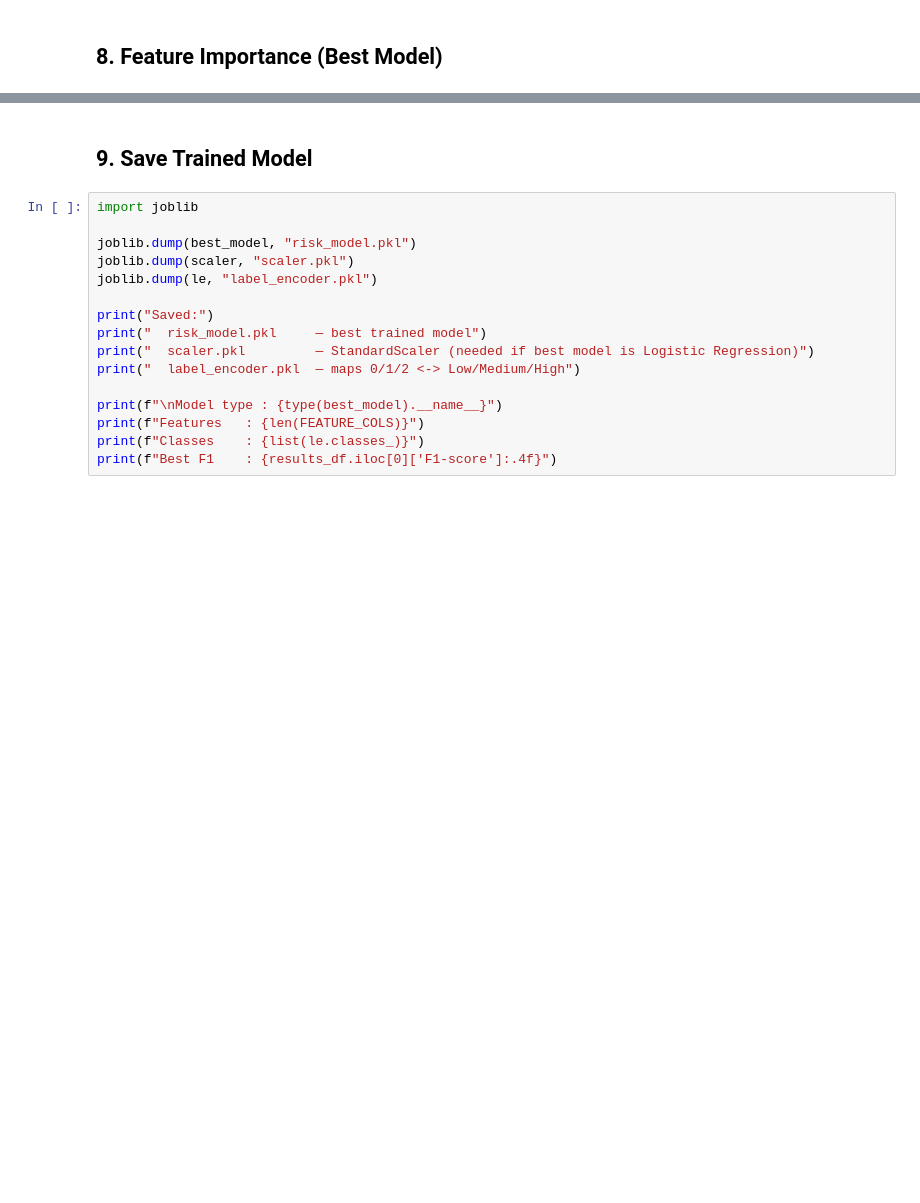
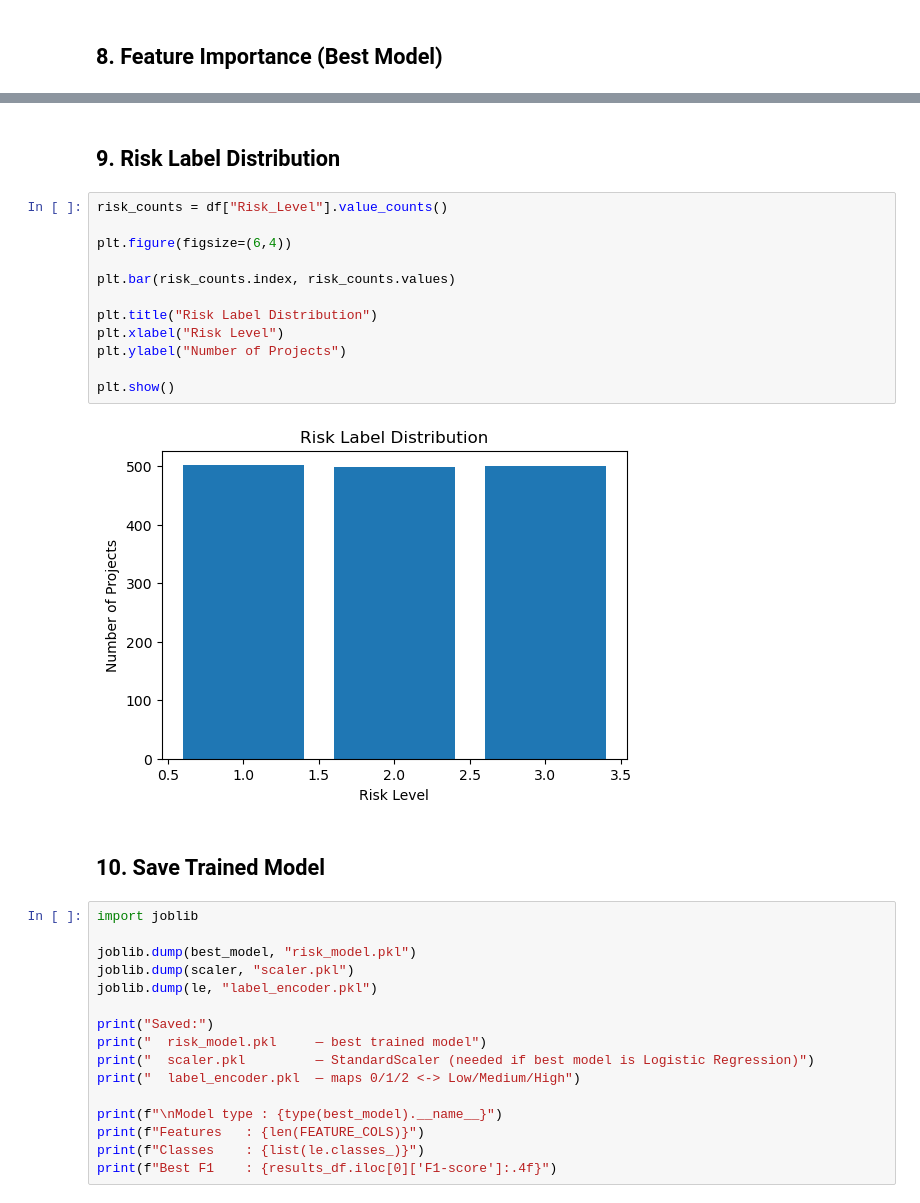
Before and after one commit to khuzaimah-khaan/Early-Risk-Detection-System, a Jupyter notebook: ML_Model/Risk_Prediction_Model.ipynb, the cells around one changed output, grey strips where cells are left out. Drawn from its saved outputs; the diff is of its cells as text; blank space fills up the shorter version.

```diff
--- a/ML_Model/Risk_Prediction_Model.ipynb
+++ b/ML_Model/Risk_Prediction_Model.ipynb
@@ -272,5 +252,21 @@ else:
+# %% [markdown]
+## 9. Risk Label Distribution
+# %%
+risk_counts = df["Risk_Level"].value_counts()
+
+plt.figure(figsize=(6,4))
+
+plt.bar(risk_counts.index, risk_counts.values)
+
+plt.title("Risk Label Distribution")
+plt.xlabel("Risk Level")
+plt.ylabel("Number of Projects")
+
+plt.show()
+# %% [output]
+[figure, added]
 # %% [markdown]
-## 9. Save Trained Model
+## 10. Save Trained Model
 # %%
 import joblib
 
```
Also changed, not shown: parts of 12 cells of this notebook, 1 other file.
